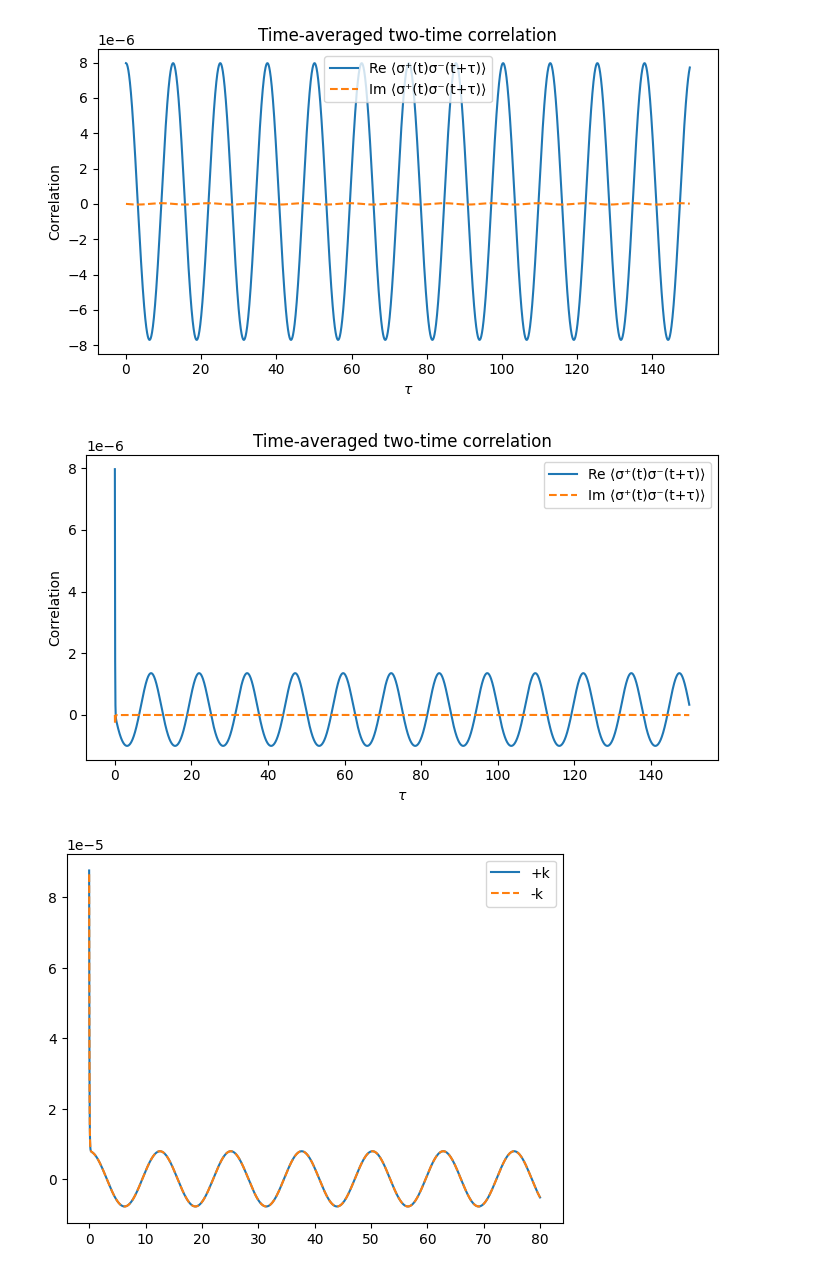
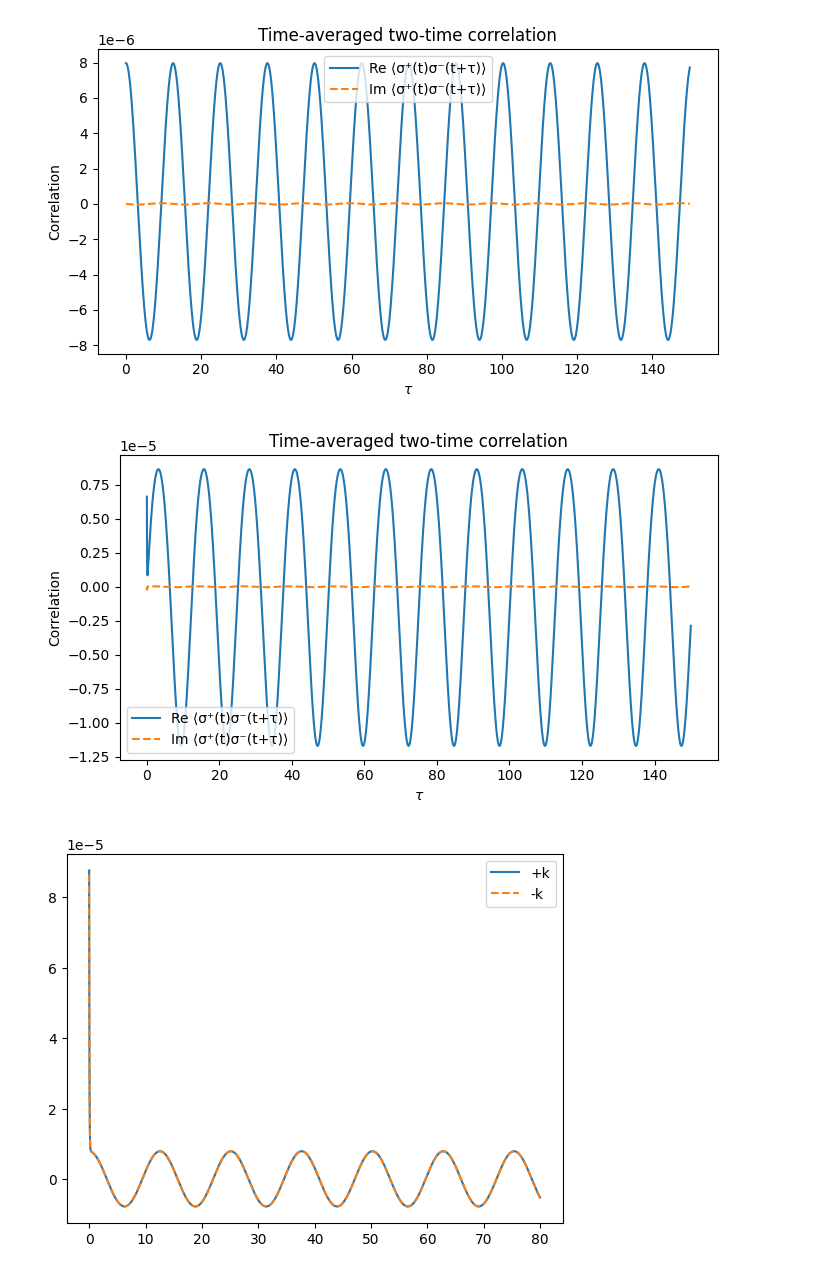
Before and after one commit to ALESSANDRIAZ/UTS_code.examples, a Jupyter notebook: COrrelations (2).ipynb, the cells around one changed output. Drawn from its saved outputs; the diff is of its cells as text; code cells hidden in the pictures.

```diff
--- a/COrrelations (2).ipynb
+++ b/COrrelations (2).ipynb
@@ -177,7 +177,7 @@ def odes_real(t, y):
 c0 = np.array([0.0, 0.0, -1.0], dtype=complex)
 y0 = np.concatenate([c0.real, c0.imag])
 
-T = 75
+T = 80
 t_eval = np.linspace(0, T, 6000)
 
 sol = solve_ivp(
@@ -199,6 +199,11 @@ mask_t = t >= t0
 t_vals = t[mask_t]
 sigma_p_vals = sigma_p[mask_t]
 sigma_z_vals = sigma_z[mask_t]
+
+#keeping only the last 10 elements
+t_vals = t_vals[-10:]
+sigma_p_vals = sigma_p_vals[-10:]
+sigma_z_vals = sigma_z_vals[-10:]
 
 #evolve in τ
 tau_max = 150
@@ -219,32 +224,32 @@ for ti, sp, sz in zip(t_vals, sigma_p_vals, sigma_z_vals):
 
 #evolve in τ
     def corr_odes(tau, y):
         y_c = y[:3] + 1j*y[3:]
         dydt = B_matrix(tau) @ y_c + np.array([0, 0, -2/tau_decay * sp])
         return np.concatenate([dydt.real, dydt.imag])
 
     sol_tau = solve_ivp(
         corr_odes, [0, tau_max], y0_tau,
         t_eval=tau_eval, rtol=1e-8, atol=1e-11
     )
 
     C = sol_tau.y[:3] + 1j*sol_tau.y[3:]
     C_tau.append(C[0])   # <σ+(t) σ-(t+τ)>
 
-C_tau = np.array(C_tau)
+C_tau = np.array(C_tau, dtype = complex)
 
 #time-averaged correlation
 C_avg = np.mean(C_tau, axis=0)
 
 # Plot result
 plt.figure(figsize=(7,4))
 plt.plot(tau_eval, C_avg.real, label='Re ⟨σ⁺(t)σ⁻(t+τ)⟩')
 plt.plot(tau_eval, C_avg.imag, '--', label='Im ⟨σ⁺(t)σ⁻(t+τ)⟩')
 plt.xlabel(r'$\tau$')
 plt.ylabel('Correlation')
 plt.title('Time-averaged two-time correlation')
 plt.legend()
 plt.tight_layout()
 plt.show()
 # %% [output]
-[figure, old version]
+[figure, new version]
```
Also changed, not shown: parts of 1 cell of this notebook.
